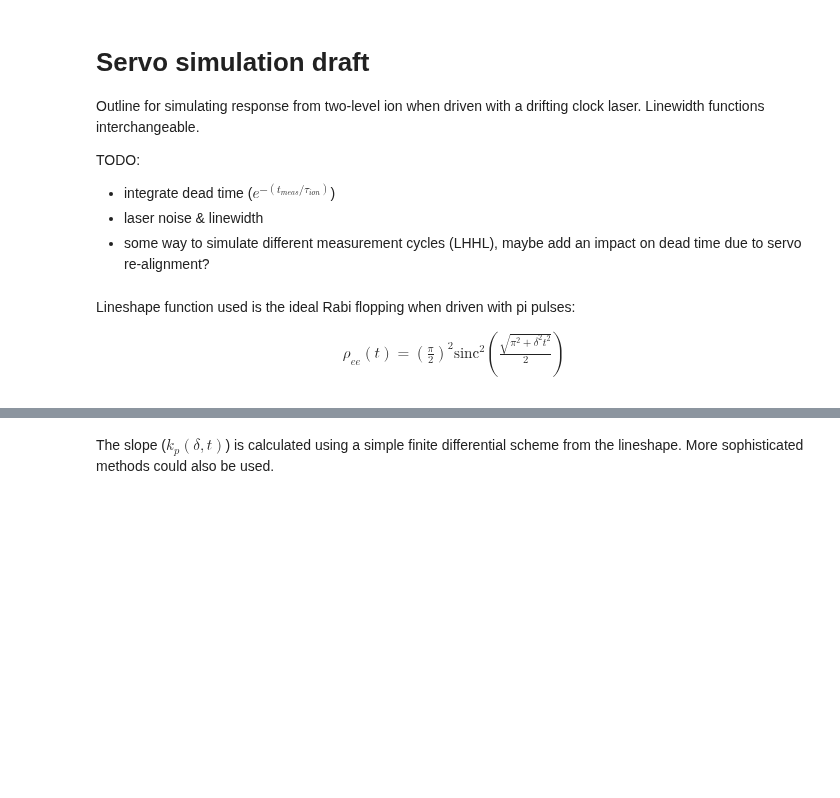
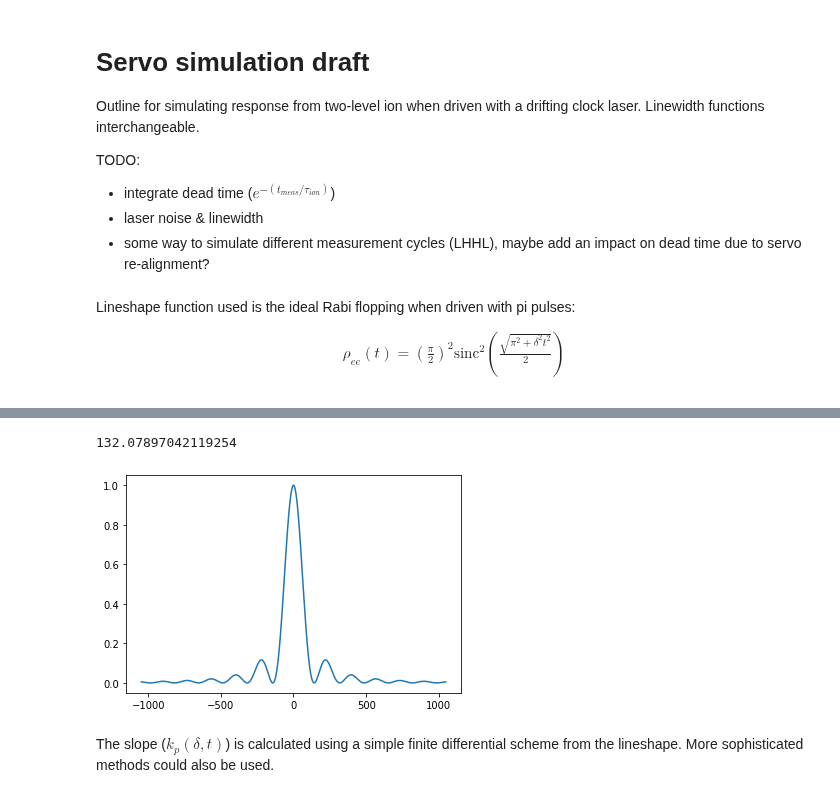
Before and after one commit to speug/srservosim, a Jupyter notebook: notebooks/servosimtests.ipynb, the cells around one changed output, grey strips where cells are left out. Drawn from its saved outputs; the diff is of its cells as text; code cells hidden in the pictures; blank space fills up the shorter version.

Commit message:
added frequency scaling, though still need 2pi maybe?

```diff
--- a/notebooks/servosimtests.ipynb
+++ b/notebooks/servosimtests.ipynb
@@ -31,3 +32,13 @@ plt.plot(d, lineshape(d, 2*np.pi))
+# %%
+# scaling lineshape
+scaling_param = (np.pi / 6e-3)
+l_s = lineshape(d, 20)
+plt.plot(d * scaling_param, l_s)
+widths = peak_widths(l_s, [np.argmax(l_s)], rel_height=0.5)
+d[int(np.rint(widths[3][0]))]*scaling_param-d[int(np.rint(widths[2][0]))]*scaling_param
+# %% [output]
+132.07897042119254
+[figure, added]
 # %% [markdown]
 The slope ($k_p(\delta, t)$) is calculated using a simple finite differential scheme from the lineshape. More sophisticated methods could also be used.
 # %%
```
Also changed, not shown: parts of 11 cells of this notebook.
